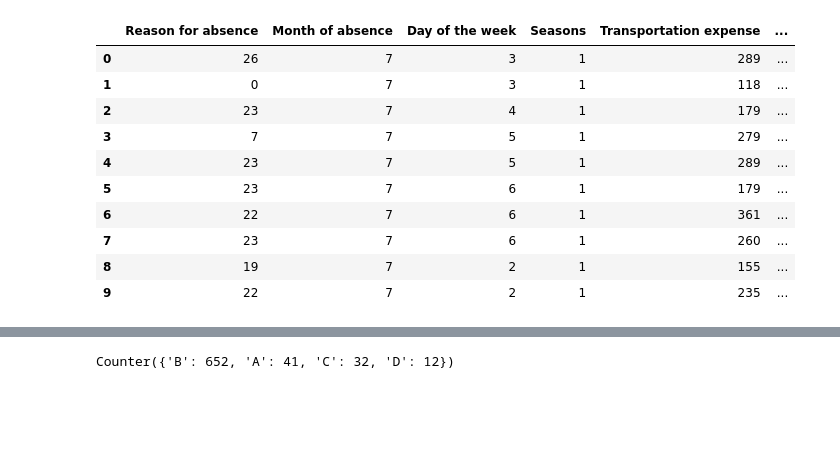
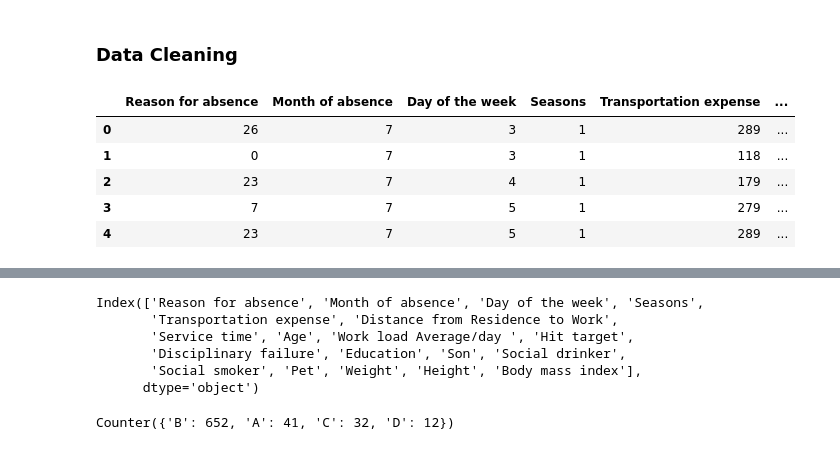
Before and after one commit to afhossain/Absentieesm-at-Work, a Jupyter notebook: Absentieesm.ipynb, the cells around one changed output, grey strips where cells are left out. Drawn from its saved outputs; the diff is of its cells as text; code cells hidden in the pictures; blank space fills up the shorter version.

```diff
--- a/Absentieesm.ipynb
+++ b/Absentieesm.ipynb
@@ -8,18 +67,15 @@ df=pd.read_csv('Absenteeism_at_work.csv',';')
+# %% [markdown]
+### Data Cleaning
 # %%
 mycolor=['#aeccdb', '#efa6a5', '#ebbd81']
 df=df[df['Month of absence']!=0]
 df.drop(columns=['ID'],inplace=True)
-df.head(10)
+df.head(5)
 # %% [output]
 |  | Reason for absence | Month of absence | Day of the week | Seasons | Transportation expense | ... |
 | 0 | 26 | 7 | 3 | 1 | 289 | ... |
 | 1 | 0 | 7 | 3 | 1 | 118 | ... |
 | 2 | 23 | 7 | 4 | 1 | 179 | ... |
 | 3 | 7 | 7 | 5 | 1 | 279 | ... |
 | 4 | 23 | 7 | 5 | 1 | 289 | ... |
-| 5 | 23 | 7 | 6 | 1 | 179 | ... |
-| 6 | 22 | 7 | 6 | 1 | 361 | ... |
-| 7 | 23 | 7 | 6 | 1 | 260 | ... |
-| 8 | 19 | 7 | 2 | 1 | 155 | ... |
-| 9 | 22 | 7 | 2 | 1 | 235 | ... |
 # %%
@@ -44,6 +103,13 @@ df['Ab_new']=df['Absenteeism time in hours'].apply(lambda x: grouping(x))
 # %%
-df['Ab_new'].value_counts()
-df['Absenteeism time in hours']=df['Ab_new'].copy()
-df.drop(columns=['Ab_new'],inplace=True)
+y=df['Absenteeism time in hours']
+X=df.drop(columns=['Absenteeism time in hours'])
+X.columns
+# %% [output]
+Index(['Reason for absence', 'Month of absence', 'Day of the week', 'Seasons',
+       'Transportation expense', 'Distance from Residence to Work',
+       'Service time', 'Age', 'Work load Average/day ', 'Hit target',
+       'Disciplinary failure', 'Education', 'Son', 'Social drinker',
+       'Social smoker', 'Pet', 'Weight', 'Height', 'Body mass index'],
+      dtype='object')
 # %%
 from collections import Counter
```
Also changed, not shown: parts of 16 cells of this notebook.
